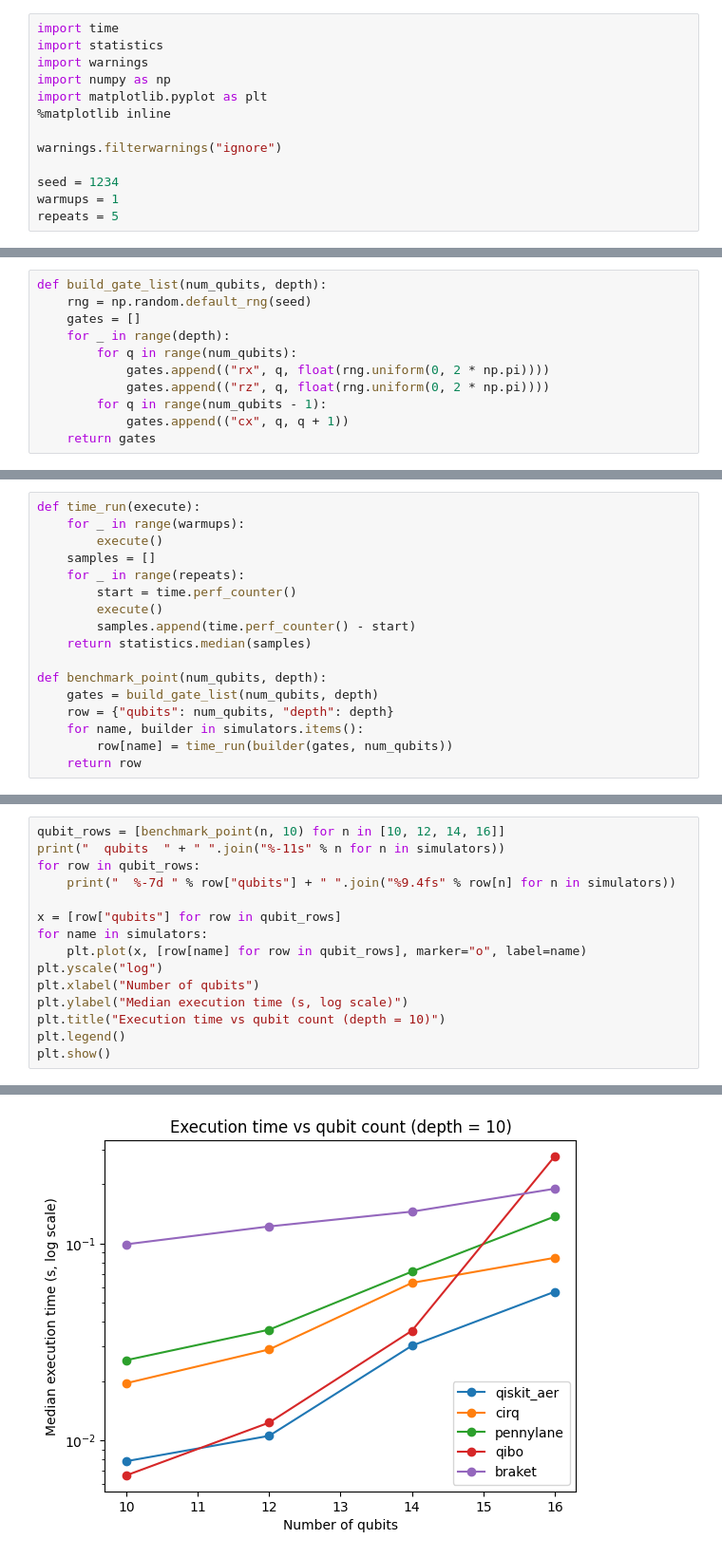
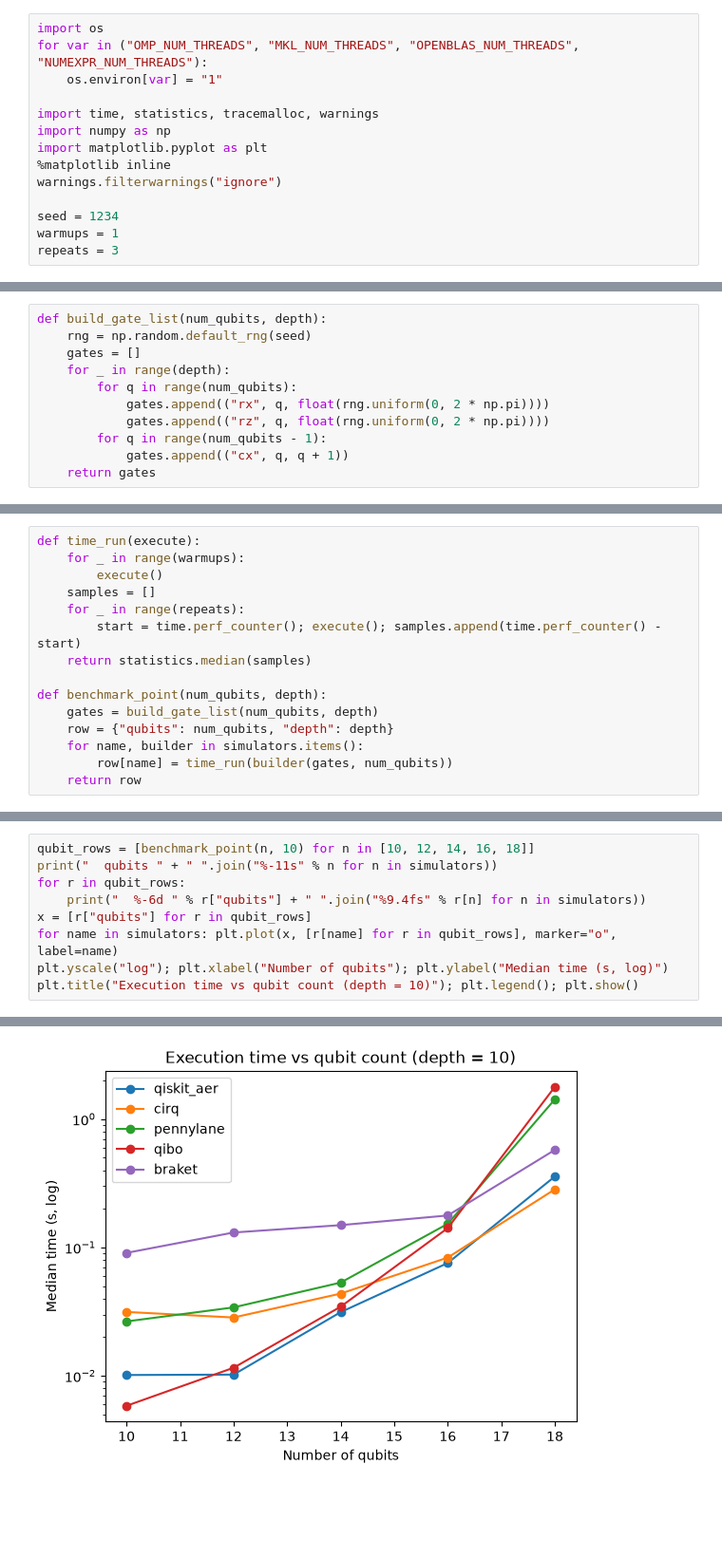
Before and after one commit to sahilmp/Quantum-Universal-Education.github.io, a Jupyter notebook: assets/quantum_programs/quantum_simulation_benchmarking/benchmark_simulators.ipynb, the cells around one changed output, grey strips where cells are left out. Shown at 95% size. Saved outputs shown, nothing was run; the diff lists cells and outputs as text; blank space fills up the shorter version.

```diff
--- a/assets/quantum_programs/quantum_simulation_benchmarking/benchmark_simulators.ipynb
+++ b/assets/quantum_programs/quantum_simulation_benchmarking/benchmark_simulators.ipynb
@@ -27,16 +21,17 @@ pip install qiskit qiskit-aer cirq pennylane qibo amazon-braket-sdk matplotlib n
 # %%
-import time
-import statistics
-import warnings
+import os
+for var in ("OMP_NUM_THREADS", "MKL_NUM_THREADS", "OPENBLAS_NUM_THREADS", "NUMEXPR_NUM_THREADS"):
+    os.environ[var] = "1"
+
+import time, statistics, tracemalloc, warnings
 import numpy as np
 import matplotlib.pyplot as plt
 %matplotlib inline
-
 warnings.filterwarnings("ignore")
 
 seed = 1234
 warmups = 1
-repeats = 5
+repeats = 3
 # %% [markdown]
 ## One circuit for everyone
 
@@ -130,9 +122,7 @@ def time_run(execute):
         execute()
     samples = []
     for _ in range(repeats):
-        start = time.perf_counter()
-        execute()
-        samples.append(time.perf_counter() - start)
+        start = time.perf_counter(); execute(); samples.append(time.perf_counter() - start)
     return statistics.median(samples)
 
 def benchmark_point(num_qubits, depth):
@@ -146,16 +136,10 @@ def benchmark_point(num_qubits, depth):
 # %%
-qubit_rows = [benchmark_point(n, 10) for n in [10, 12, 14, 16]]
-print("  qubits  " + " ".join("%-11s" % n for n in simulators))
-for row in qubit_rows:
-    print("  %-7d " % row["qubits"] + " ".join("%9.4fs" % row[n] for n in simulators))
-
-x = [row["qubits"] for row in qubit_rows]
-for name in simulators:
-    plt.plot(x, [row[name] for row in qubit_rows], marker="o", label=name)
-plt.yscale("log")
-plt.xlabel("Number of qubits")
-plt.ylabel("Median execution time (s, log scale)")
-plt.title("Execution time vs qubit count (depth = 10)")
-plt.legend()
-plt.show()
+qubit_rows = [benchmark_point(n, 10) for n in [10, 12, 14, 16, 18]]
+print("  qubits " + " ".join("%-11s" % n for n in simulators))
+for r in qubit_rows:
+    print("  %-6d " % r["qubits"] + " ".join("%9.4fs" % r[n] for n in simulators))
+x = [r["qubits"] for r in qubit_rows]
+for name in simulators: plt.plot(x, [r[name] for r in qubit_rows], marker="o", label=name)
+plt.yscale("log"); plt.xlabel("Number of qubits"); plt.ylabel("Median time (s, log)")
+plt.title("Execution time vs qubit count (depth = 10)"); plt.legend(); plt.show()
 # %% [output]
@@ -168,2 +157,2 @@ plt.show()
-[figure, old version]
+[figure, new version]
 # %% [markdown]
```
Also changed, not shown: parts of 17 cells of this notebook, 12 other files.
